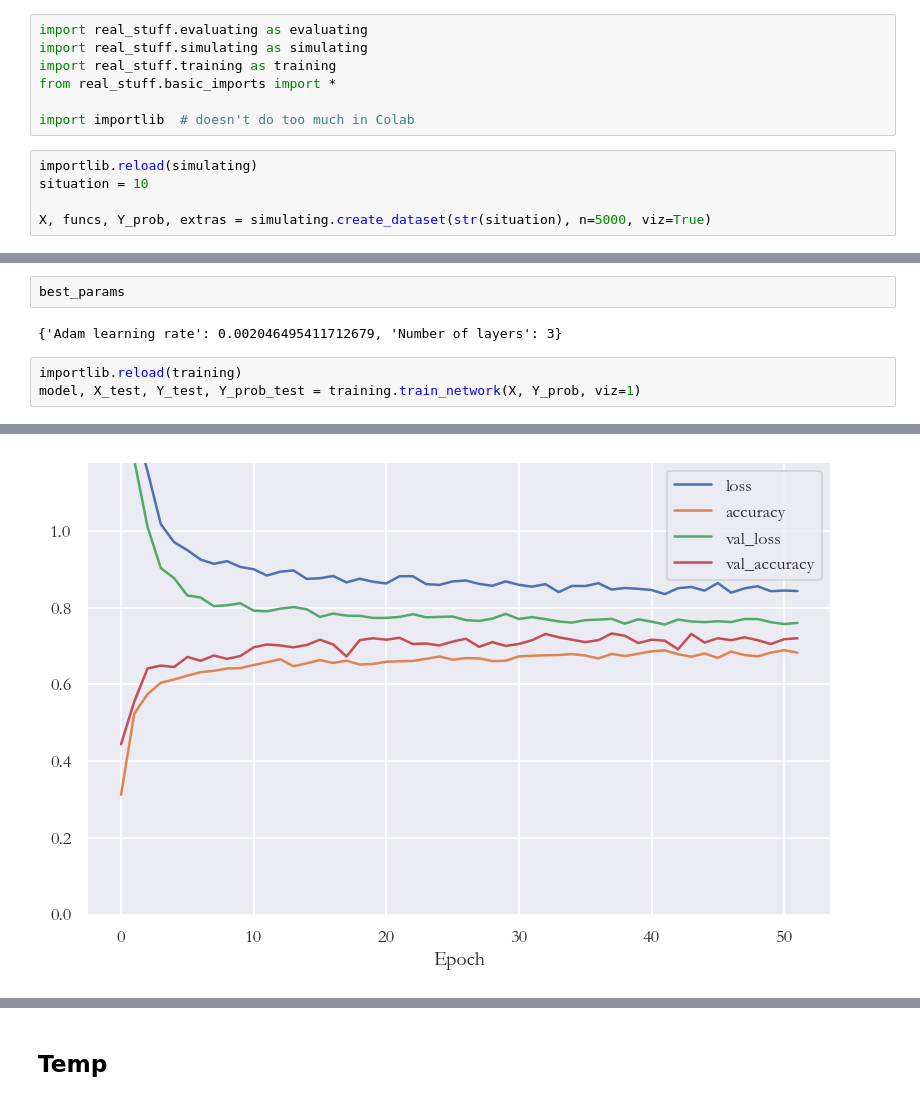
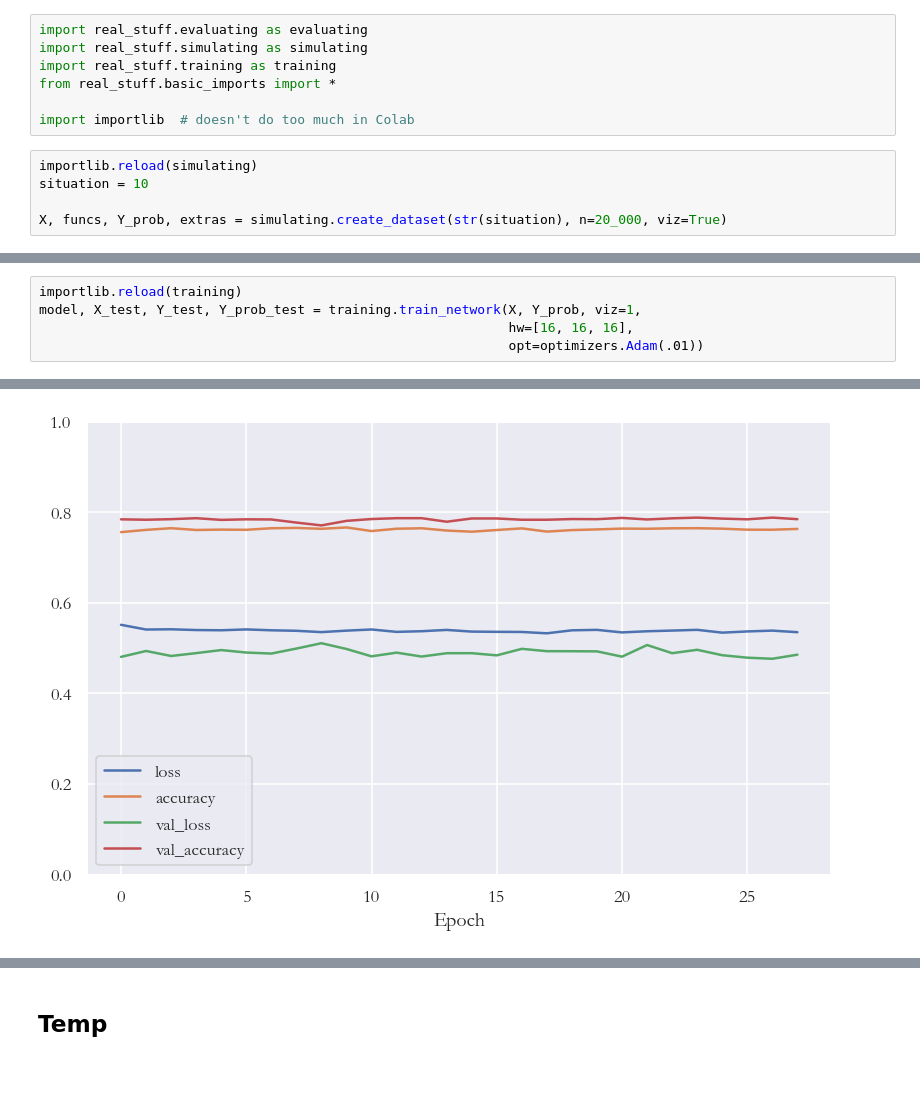
Before and after one commit to bramotten/Testing-NN-Classification-Theory, a Jupyter notebook: play.ipynb, the cells around one changed output, grey strips where cells are left out. Drawn from its saved outputs; the diff is of its cells as text; blank space fills up the shorter version.

```diff
--- a/play.ipynb
+++ b/play.ipynb
@@ -15,5 +15,5 @@ import importlib  # doesn't do too much in Colab
 importlib.reload(simulating)
 situation = 10
 
-X, funcs, Y_prob, extras = simulating.create_dataset(str(situation), n=5000, viz=True)
+X, funcs, Y_prob, extras = simulating.create_dataset(str(situation), n=20_000, viz=True)
 # %% [output]
@@ -93,8 +93,6 @@ opt_network("5", 512)
-# %%
-best_params
-# %% [output]
-{'Adam learning rate': 0.002046495411712679, 'Number of layers': 3}
 # %%
 importlib.reload(training)
-model, X_test, Y_test, Y_prob_test = training.train_network(X, Y_prob, viz=1)
+model, X_test, Y_test, Y_prob_test = training.train_network(X, Y_prob, viz=1,
+                                                            hw=[16, 16, 16],
+                                                            opt=optimizers.Adam(.01))
 # %% [output]
@@ -118,4 +116,4 @@ Epoch 00052: early stopping
-[figure, old version]
+[figure, new version]
 # %%
 importlib.reload(evaluating)
 evaluating.get_all_quantities_of_interest(model, X_test, Y_test, Y_prob_test)
```
Also changed, not shown: parts of 6 cells of this notebook, 2 other files.
